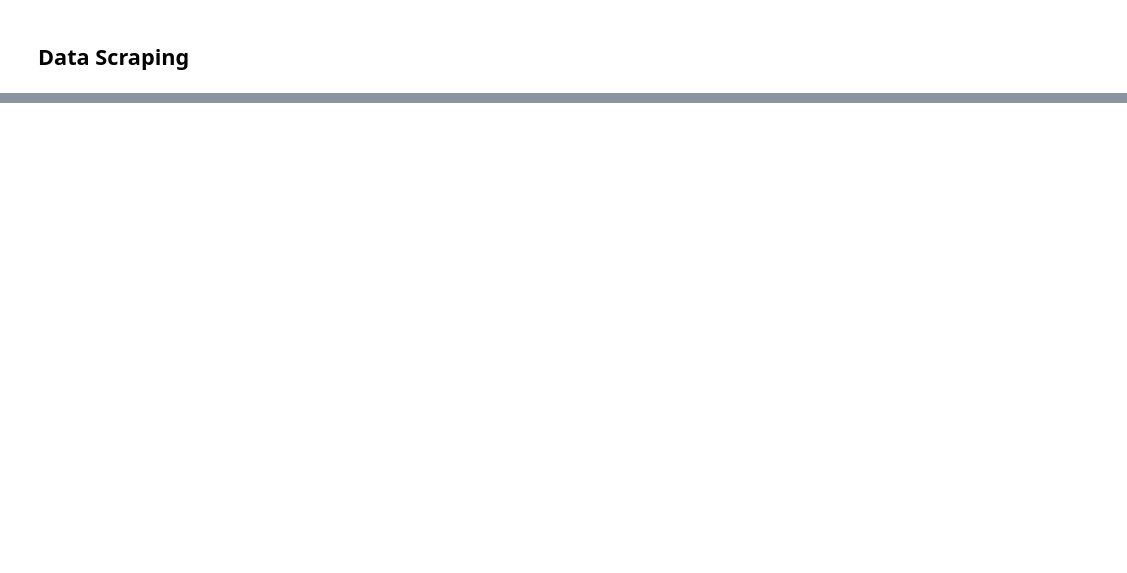
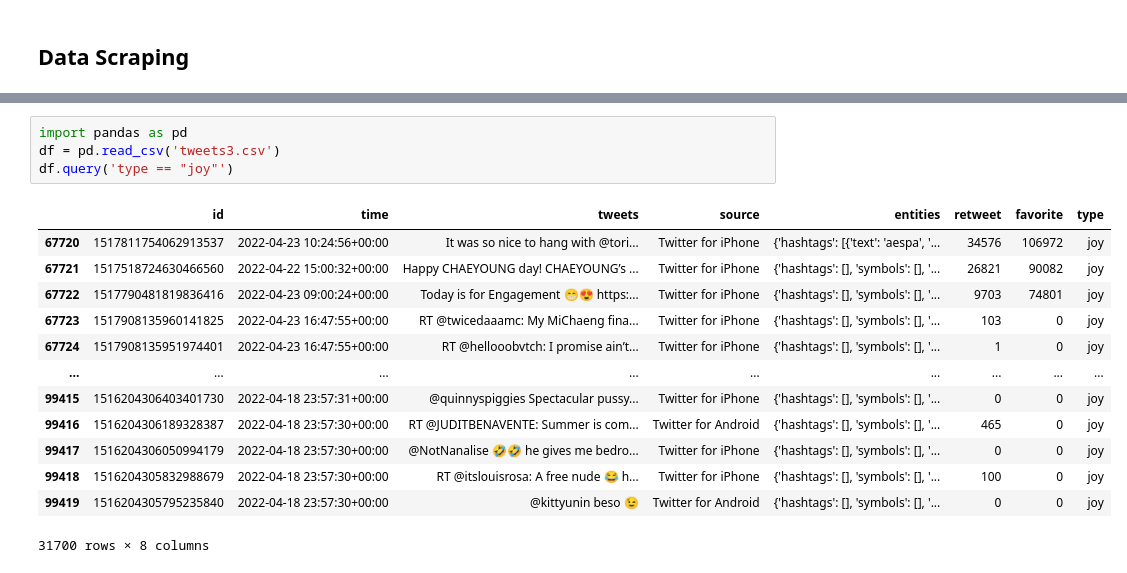
Before and after one commit to leyaoliatan/Sentiments-in-Tweets-with-Emojis, a Jupyter notebook: 2022_spring_CTA/project/code/CTA_proposal.ipynb, the cells around one changed output, grey strips where cells are left out. Saved outputs shown, nothing was run; the diff lists cells and outputs as text; blank space fills up the shorter version.

```diff
--- a/2022_spring_CTA/project/code/CTA_proposal.ipynb
+++ b/2022_spring_CTA/project/code/CTA_proposal.ipynb
@@ -85,0 +380,18 @@ fatal: Not possible to fast-forward, aborting.
+# %%
+import pandas as pd
+df = pd.read_csv('tweets3.csv')
+df.query('type == "joy"')
+# %% [output]
+|  | id | time | tweets | source | entities | retweet | favorite | type |
+| 67720 | 1517811754062913537 | 2022-04-23 10:24:56+00:00 | It was so nice to hang with @tori... | Twitter for iPhone | {'hashtags': [{'text': 'aespa', '... | 34576 | 106972 | joy |
+| 67721 | 1517518724630466560 | 2022-04-22 15:00:32+00:00 | Happy CHAEYOUNG day! CHAEYOUNG’s ... | Twitter for iPhone | {'hashtags': [], 'symbols': [], '... | 26821 | 90082 | joy |
+| 67722 | 1517790481819836416 | 2022-04-23 09:00:24+00:00 | Today is for Engagement 😁😍 https:... | Twitter for iPhone | {'hashtags': [], 'symbols': [], '... | 9703 | 74801 | joy |
+| 67723 | 1517908135960141825 | 2022-04-23 16:47:55+00:00 | RT @twicedaaamc: My MiChaeng fina... | Twitter for iPhone | {'hashtags': [], 'symbols': [], '... | 103 | 0 | joy |
+| 67724 | 1517908135951974401 | 2022-04-23 16:47:55+00:00 | RT @hellooobvtch: I promise ain’t... | Twitter for iPhone | {'hashtags': [], 'symbols': [], '... | 1 | 0 | joy |
+| ... | ... | ... | ... | ... | ... | ... | ... | ... |
+| 99415 | 1516204306403401730 | 2022-04-18 23:57:31+00:00 | @quinnyspiggies Spectacular pussy... | Twitter for iPhone | {'hashtags': [], 'symbols': [], '... | 0 | 0 | joy |
+| 99416 | 1516204306189328387 | 2022-04-18 23:57:30+00:00 | RT @JUDITBENAVENTE: Summer is com... | Twitter for Android | {'hashtags': [], 'symbols': [], '... | 465 | 0 | joy |
+| 99417 | 1516204306050994179 | 2022-04-18 23:57:30+00:00 | @NotNanalise 🤣🤣 he gives me bedro... | Twitter for iPhone | {'hashtags': [], 'symbols': [], '... | 0 | 0 | joy |
+| 99418 | 1516204305832988679 | 2022-04-18 23:57:30+00:00 | RT @itslouisrosa: A free nude 😂 h... | Twitter for iPhone | {'hashtags': [], 'symbols': [], '... | 100 | 0 | joy |
+| 99419 | 1516204305795235840 | 2022-04-18 23:57:30+00:00 | @kittyunin beso 😉 | Twitter for Android | {'hashtags': [], 'symbols': [], '... | 0 | 0 | joy |
+31700 rows × 8 columns
```
Also changed, not shown: parts of 43 cells of this notebook.
